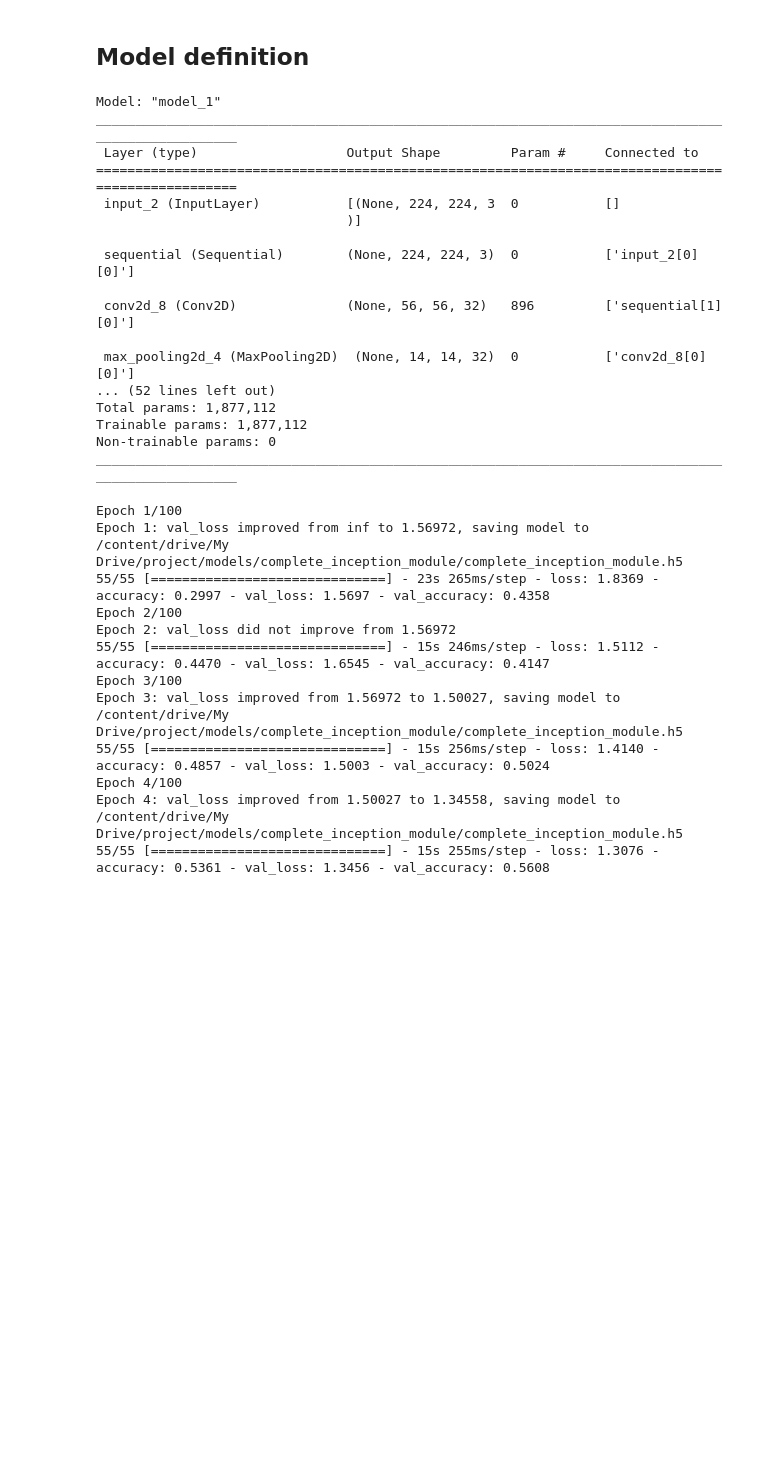
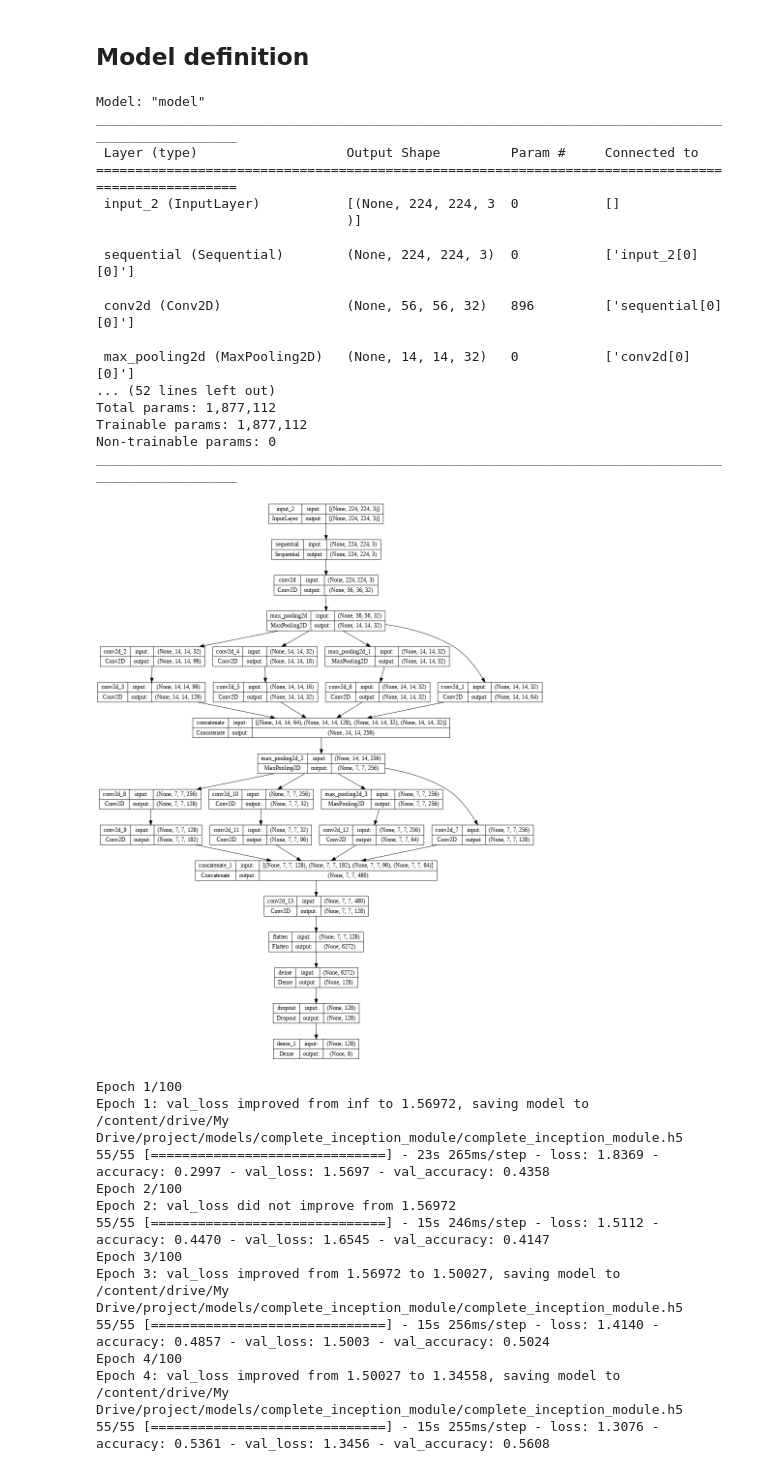
Before and after one commit to mattemugno/Smart-Waste-Classification, a Jupyter notebook: Inception_Layer.ipynb, the cells around one changed output. Drawn from its saved outputs; the diff is of its cells as text; code cells hidden in the pictures; blank space fills up the shorter version.

```diff
--- a/Inception_Layer.ipynb
+++ b/Inception_Layer.ipynb
@@ -312,34 +317,40 @@ inputs = keras.Input(shape=(IMAGE_WIDTH, IMAGE_HEIGHT, 3))
 x = resize_and_rescale(inputs)
 x = layers.Conv2D(filters=32, kernel_size=(3, 3), strides=(4,4), padding="same", activation="relu")(x)
 x = layers.MaxPooling2D(pool_size=(4, 4), strides=4)(x)
 x = complete_inception_module(x, 64, 96, 128, 16, 32, 32)
 x = layers.MaxPooling2D(pool_size=(2, 2))(x)
 x = complete_inception_module(x, 128, 128, 192, 32, 96, 64)
 x = layers.Conv2D(filters=128, kernel_size=(3, 3), padding="same", activation="relu")(x)
 x = layers.Flatten()(x)
 x = layers.Dense(128)(x)
 x = layers.Dropout(0.2)(x)
 
 outputs = layers.Dense(NUM_CLASSES, activation='softmax')(x)
 model = keras.Model(inputs=inputs, outputs=outputs)
 
 model.summary()
+
+model_name = "complete_inception_module"
+model_path = os.path.join(models_path, model_name)
+img_path = os.path.join(model_path, 'complete_inception_module.png')
+plot_model(model, show_shapes=True, to_file=img_path, dpi=64)
 # %% [output]
-Model: "model_1"
+Model: "model"
 __________________________________________________________________________________________________
  Layer (type)                   Output Shape         Param #     Connected to
 ==================================================================================================
  input_2 (InputLayer)           [(None, 224, 224, 3  0           []
                                 )]
 
  sequential (Sequential)        (None, 224, 224, 3)  0           ['input_2[0][0]']
 
- conv2d_8 (Conv2D)              (None, 56, 56, 32)   896         ['sequential[1][0]']
+ conv2d (Conv2D)                (None, 56, 56, 32)   896         ['sequential[0][0]']
 
- max_pooling2d_4 (MaxPooling2D)  (None, 14, 14, 32)  0           ['conv2d_8[0][0]']
+ max_pooling2d (MaxPooling2D)   (None, 14, 14, 32)   0           ['conv2d[0][0]']
 ... (52 lines left out)
 Total params: 1,877,112
 Trainable params: 1,877,112
 Non-trainable params: 0
 __________________________________________________________________________________________________
+[figure, added]
 # %%
```
Also changed, not shown: parts of 6 cells of this notebook.
